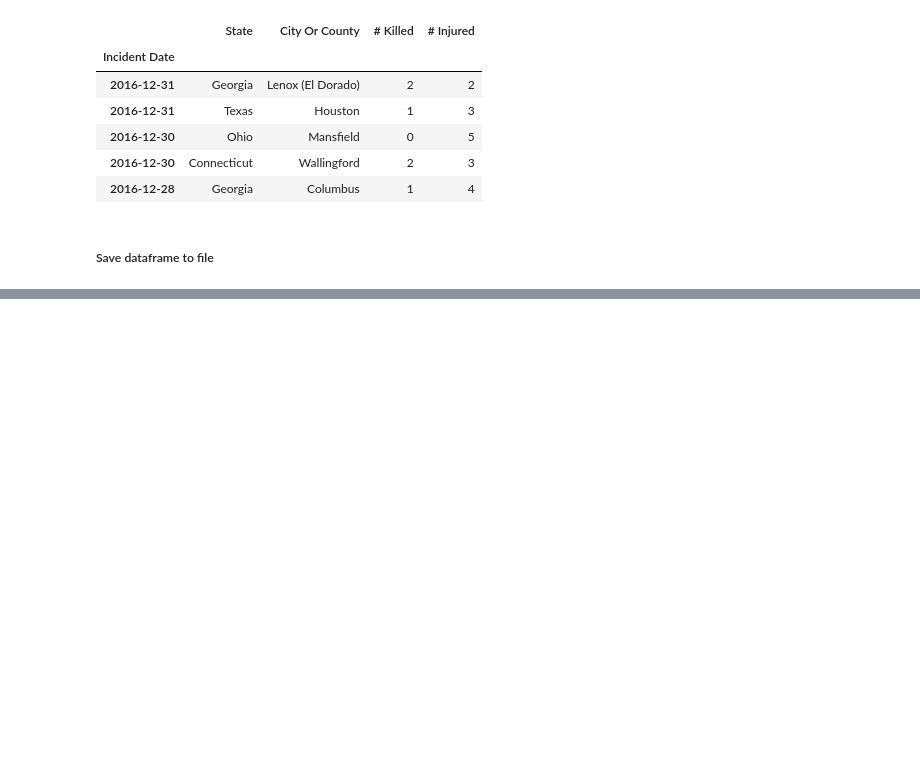
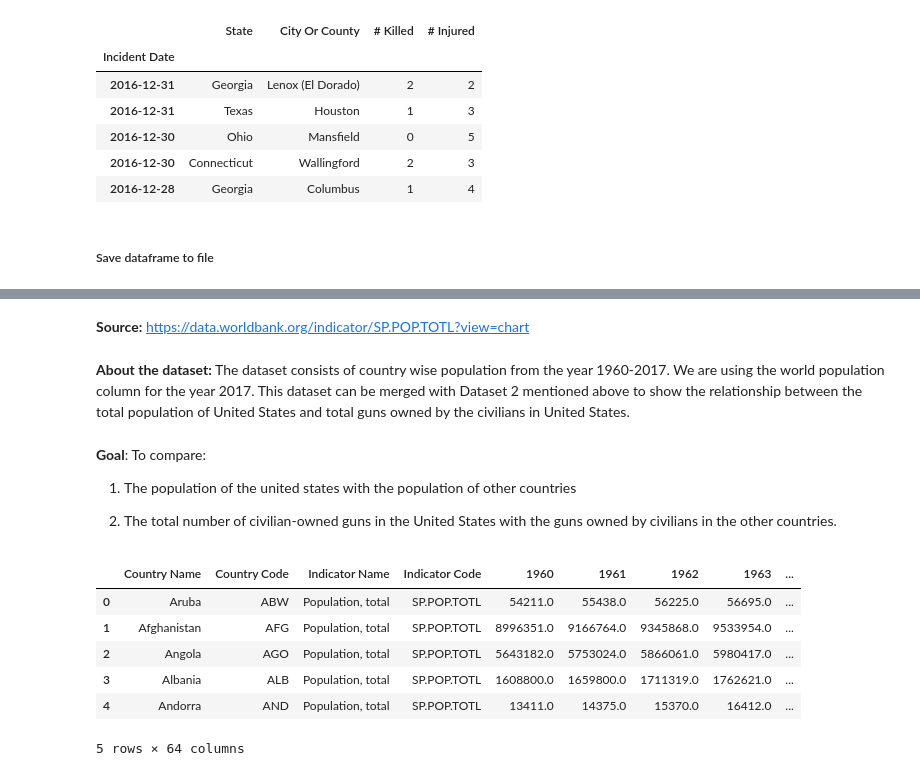
Before and after one commit to bharatikandakumar/Data-Visualization-Project, a Jupyter notebook: Jupyter Notebook/Gun Violence in U.S- Data Exploration.ipynb, the cells around one changed output, grey strips where cells are left out. Saved outputs shown, nothing was run; the diff lists cells and outputs as text; code cells hidden in the pictures; blank space fills up the shorter version.

```diff
--- a/Jupyter Notebook/Gun Violence in U.S- Data Exploration.ipynb
+++ b/Jupyter Notebook/Gun Violence in U.S- Data Exploration.ipynb
@@ -414,0 +423,10 @@ df.to_excel("Mass Shooting 2014-2019.xls",index=True)
+# %% [markdown]
+**Source:** https://data.worldbank.org/indicator/SP.POP.TOTL?view=chart
+# %% [markdown]
+**About the dataset:** The dataset consists of country wise population from the year 1960-2017. We are using the world population column for the year 2017. This dataset can be merged with Dataset 2 mentioned above to show the relationship between the total population of United States and total guns owned by the civilians in United States.
+# %% [markdown]
+**Goal**: To compare:
+
+1) The population of the united states with the population of other countries
+
+2) The total number of civilian-owned guns in the United States with the guns owned by civilians in the other countries.
@@ -414,0 +437,12 @@ df.to_excel("Mass Shooting 2014-2019.xls",index=True)
+# %%
+df_pop = pd.read_csv("https://media.githubusercontent.com/media/bharatikandakumar/Data-Visualization-Project/master/raw_data/World_Population.csv")
+# %%
+df_pop.head()
+# %% [output]
+|  | Country Name | Country Code | Indicator Name | Indicator Code | 1960 | 1961 | 1962 | 1963 | ... |
+| 0 | Aruba | ABW | Population, total | SP.POP.TOTL | 54211.0 | 55438.0 | 56225.0 | 56695.0 | ... |
+| 1 | Afghanistan | AFG | Population, total | SP.POP.TOTL | 8996351.0 | 9166764.0 | 9345868.0 | 9533954.0 | ... |
+| 2 | Angola | AGO | Population, total | SP.POP.TOTL | 5643182.0 | 5753024.0 | 5866061.0 | 5980417.0 | ... |
+| 3 | Albania | ALB | Population, total | SP.POP.TOTL | 1608800.0 | 1659800.0 | 1711319.0 | 1762621.0 | ... |
+| 4 | Andorra | AND | Population, total | SP.POP.TOTL | 13411.0 | 14375.0 | 15370.0 | 16412.0 | ... |
+5 rows × 64 columns
```
Also changed, not shown: parts of 8 cells of this notebook.
